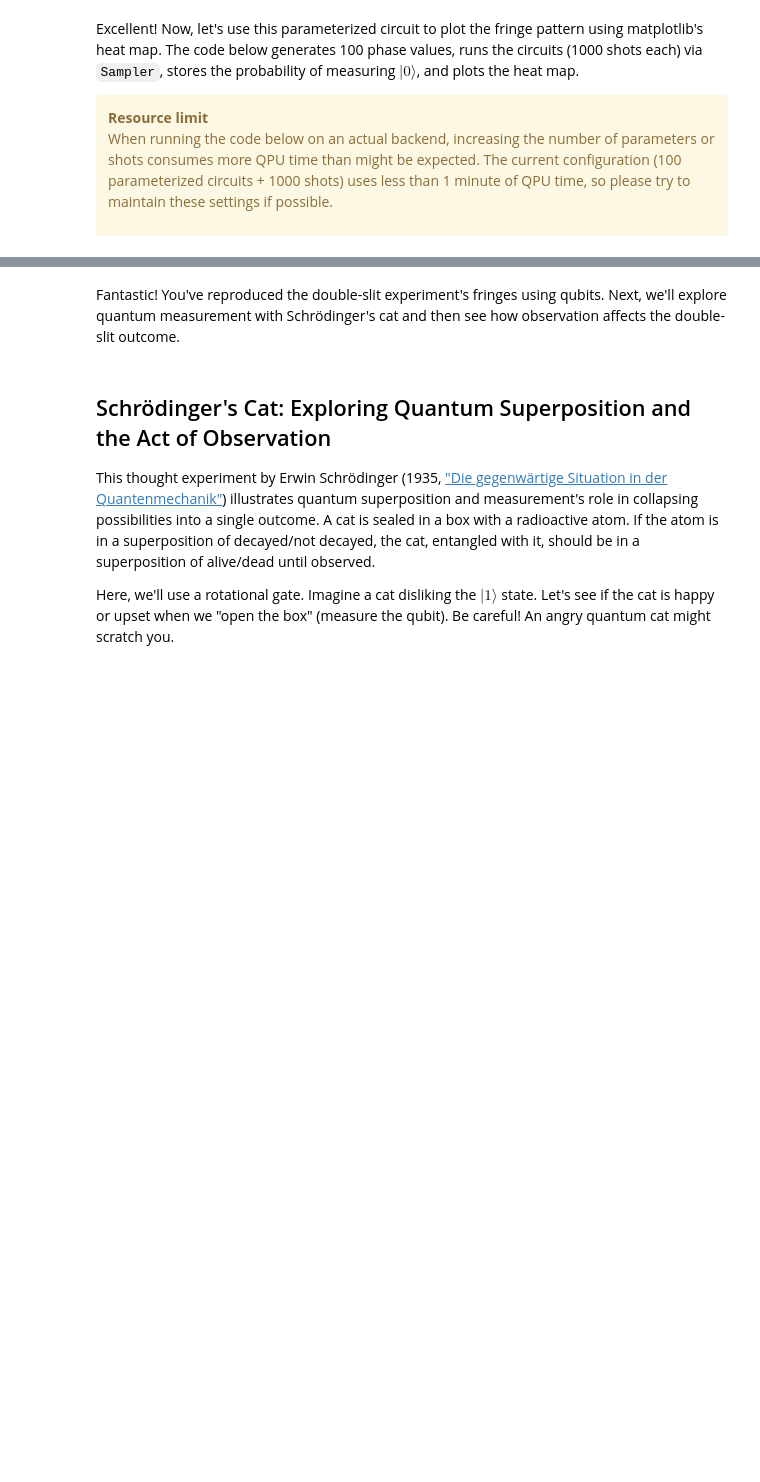
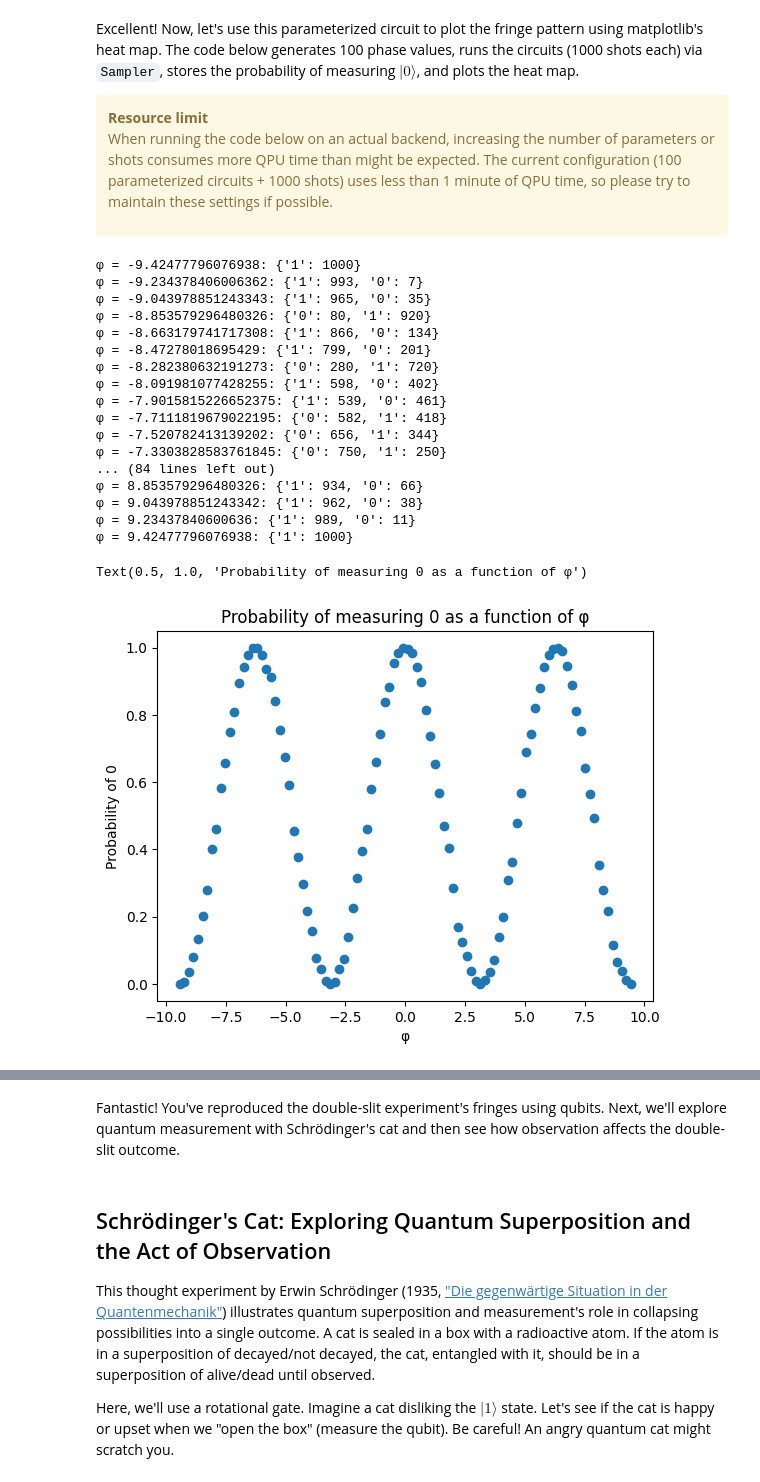
Before and after one commit to Kaustav-007/qgss-2025, a Jupyter notebook: lab-1/lab1.ipynb, the cells around one changed output, grey strips where cells are left out. Cells and saved outputs as stored; diff of their text form; code cells hidden in the pictures; blank space fills up the shorter version.

```diff
--- a/lab-1/lab1.ipynb
+++ b/lab-1/lab1.ipynb
@@ -401,24 +412,42 @@ When running the code below on an actual backend, increasing the number of param
 qc_isa = pm.run(double_slit_fringe)
 
 φ_hit = []
+φ_hit_1 = []
 dist = sampler.run([(qc_isa, φ_lst)], shots=1000).result()[0].data.c_screen
-
-for i  in range(len(φ_lst)):
-    result = dist[i].get_counts()
-    if '0' in result:
-        φ_hit.append(result['0']/1000)
-    else:
-        φ_hit.append(0)
-
-#plot heat map
-φ_hit_2d = np.array(φ_hit).reshape(1, -1)
-
-plt.figure(figsize=(10, 2))
-plt.imshow(φ_hit_2d, cmap='gray', aspect='auto', extent=[-3*np.pi, 3*np.pi, 0, 0.1])
-
-plt.xlabel('φ (Phase difference)', fontsize=14)
-plt.colorbar(label='prob')
-plt.xticks(ticks=[-3*np.pi, -2*np.pi, -np.pi, 0, np.pi, 2*np.pi, 3*np.pi],
-           labels=['-3π', '-2π', '-π', '0', 'π', '2π', '3π'])
-plt.yticks([])
-plt.show()
+# %%
+for i  in range(len(φ_lst)):
+    result = dist[i].get_counts()
+    print(f"φ = {φ_lst[i]}: {result}")
+    if '0' in result:
+        φ_hit.append(result['0']/1000)
+    else:
+        φ_hit.append(0)
+    if '1' in result:
+        φ_hit_1.append(result['1']/1000)
+    else:
+        φ_hit_1.append(0)
+
+plt.plot(φ_lst, φ_hit, 'o')
+plt.xlabel('φ')
+plt.ylabel('Probability of 0')
+plt.title('Probability of measuring 0 as a function of φ')
+# %% [output]
+φ = -9.42477796076938: {'1': 1000}
+φ = -9.234378406006362: {'1': 993, '0': 7}
+φ = -9.043978851243343: {'1': 965, '0': 35}
+φ = -8.853579296480326: {'0': 80, '1': 920}
+φ = -8.663179741717308: {'1': 866, '0': 134}
+φ = -8.47278018695429: {'1': 799, '0': 201}
+φ = -8.282380632191273: {'0': 280, '1': 720}
+φ = -8.091981077428255: {'1': 598, '0': 402}
+φ = -7.9015815226652375: {'1': 539, '0': 461}
+φ = -7.7111819679022195: {'0': 582, '1': 418}
+φ = -7.520782413139202: {'0': 656, '1': 344}
+φ = -7.3303828583761845: {'0': 750, '1': 250}
+... (84 lines left out)
+φ = 8.853579296480326: {'1': 934, '0': 66}
+φ = 9.043978851243342: {'1': 962, '0': 38}
+φ = 9.23437840600636: {'1': 989, '0': 11}
+φ = 9.42477796076938: {'1': 1000}
+Text(0.5, 1.0, 'Probability of measuring 0 as a function of φ')
+[figure, added]
```
Also changed, not shown: parts of 4 cells of this notebook.
